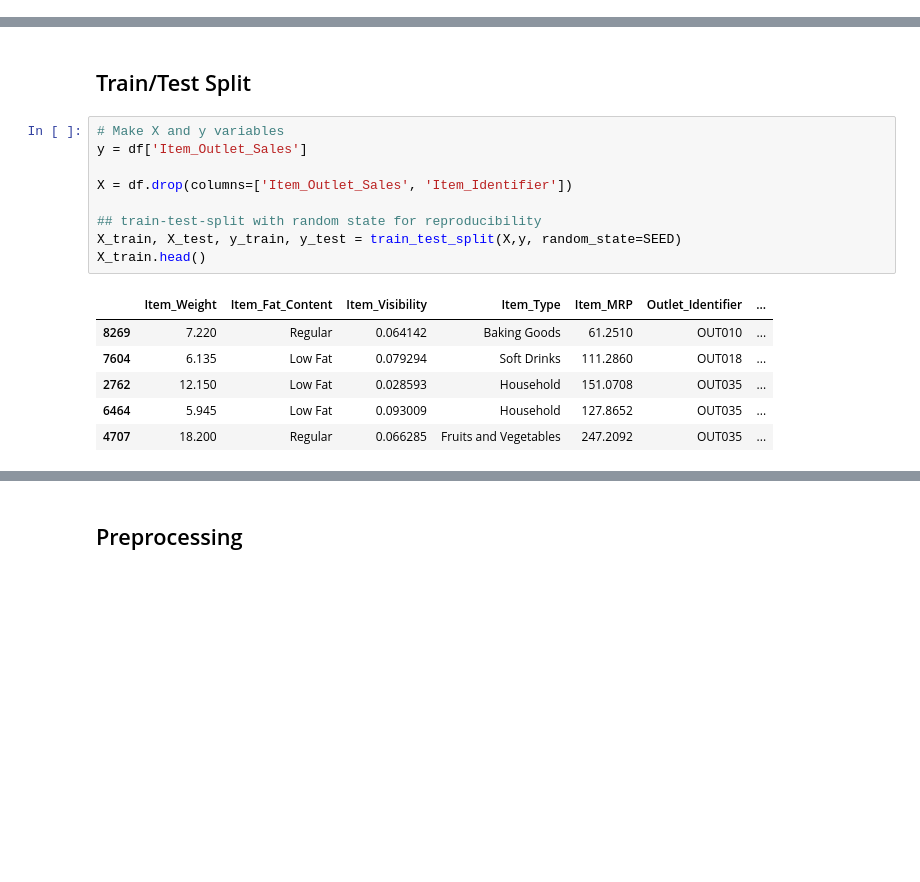
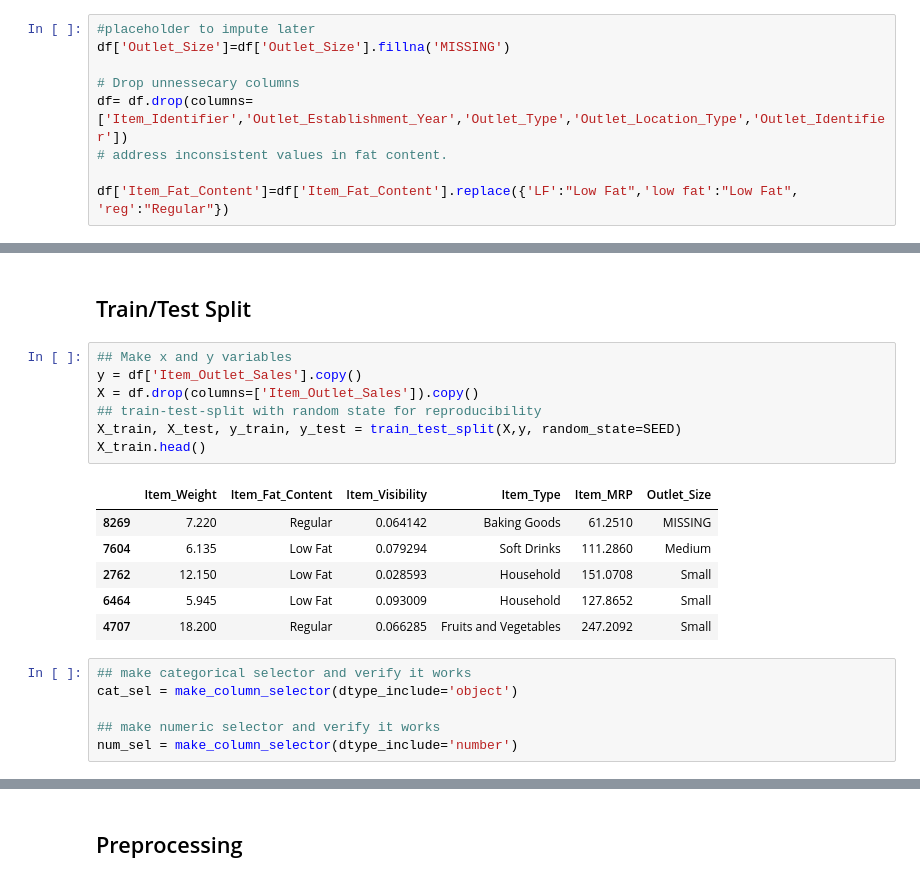
Before and after one commit to chrishunt11/Sales-Prediction-Model, a Jupyter notebook: Prediction_of_Product_Sales.ipynb, the cells around one changed output, grey strips where cells are left out. Drawn from its saved outputs; the diff is of its cells as text; blank space fills up the shorter version.

```diff
--- a/Prediction_of_Product_Sales.ipynb
+++ b/Prediction_of_Product_Sales.ipynb
@@ -2002,3 +2007,12 @@ pd.set_option('display.max_columns',100)
+# %%
+#placeholder to impute later
+df['Outlet_Size']=df['Outlet_Size'].fillna('MISSING')
+
+# Drop unnessecary columns
+df= df.drop(columns=['Item_Identifier','Outlet_Establishment_Year','Outlet_Type','Outlet_Location_Type','Outlet_Identifier'])
+# address inconsistent values in fat content.
+
+df['Item_Fat_Content']=df['Item_Fat_Content'].replace({'LF':"Low Fat",'low fat':"Low Fat", 'reg':"Regular"})
 # %% [markdown]
 ## Custom Functions
 # %%
@@ -2210,18 +2239,22 @@ def plot_coeffs(coeffs, top_n=None,  figsize=(4,5), intercept=False):
 # %% [markdown]
 ## Train/Test Split
 # %%
-# Make X and y variables
-y = df['Item_Outlet_Sales']
-
-X = df.drop(columns=['Item_Outlet_Sales', 'Item_Identifier'])
-
+## Make x and y variables
+y = df['Item_Outlet_Sales'].copy()
+X = df.drop(columns=['Item_Outlet_Sales']).copy()
 ## train-test-split with random state for reproducibility
 X_train, X_test, y_train, y_test = train_test_split(X,y, random_state=SEED)
 X_train.head()
 # %% [output]
-|  | Item_Weight | Item_Fat_Content | Item_Visibility | Item_Type | Item_MRP | Outlet_Identifier | ... |
-| 8269 | 7.220 | Regular | 0.064142 | Baking Goods | 61.2510 | OUT010 | ... |
-| 7604 | 6.135 | Low Fat | 0.079294 | Soft Drinks | 111.2860 | OUT018 | ... |
-| 2762 | 12.150 | Low Fat | 0.028593 | Household | 151.0708 | OUT035 | ... |
-| 6464 | 5.945 | Low Fat | 0.093009 | Household | 127.8652 | OUT035 | ... |
-| 4707 | 18.200 | Regular | 0.066285 | Fruits and Vegetables | 247.2092 | OUT035 | ... |
+|  | Item_Weight | Item_Fat_Content | Item_Visibility | Item_Type | Item_MRP | Outlet_Size |
+| 8269 | 7.220 | Regular | 0.064142 | Baking Goods | 61.2510 | MISSING |
+| 7604 | 6.135 | Low Fat | 0.079294 | Soft Drinks | 111.2860 | Medium |
+| 2762 | 12.150 | Low Fat | 0.028593 | Household | 151.0708 | Small |
+| 6464 | 5.945 | Low Fat | 0.093009 | Household | 127.8652 | Small |
+| 4707 | 18.200 | Regular | 0.066285 | Fruits and Vegetables | 247.2092 | Small |
+# %%
+## make categorical selector and verify it works
+cat_sel = make_column_selector(dtype_include='object')
+
+## make numeric selector and verify it works
+num_sel = make_column_selector(dtype_include='number')
```
Also changed, not shown: parts of 46 cells of this notebook, 6 other files.
